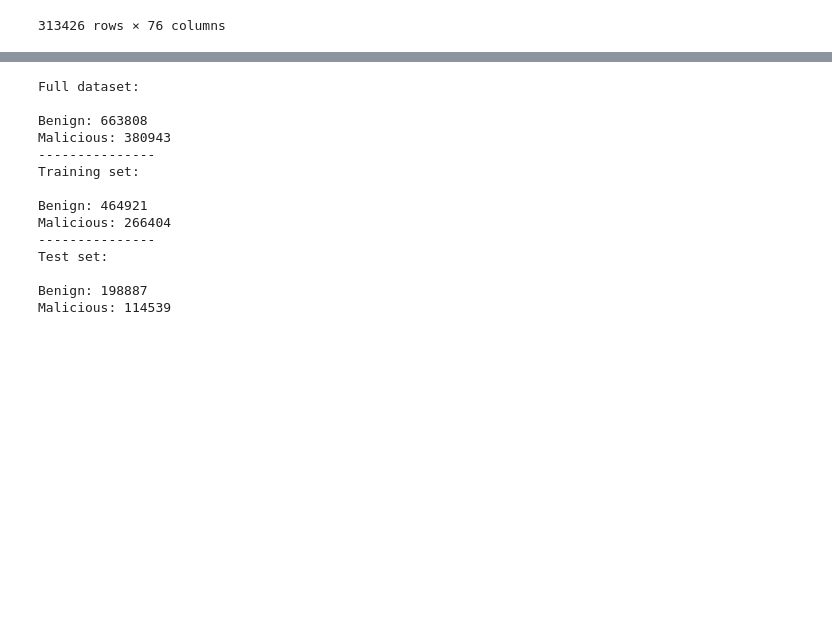
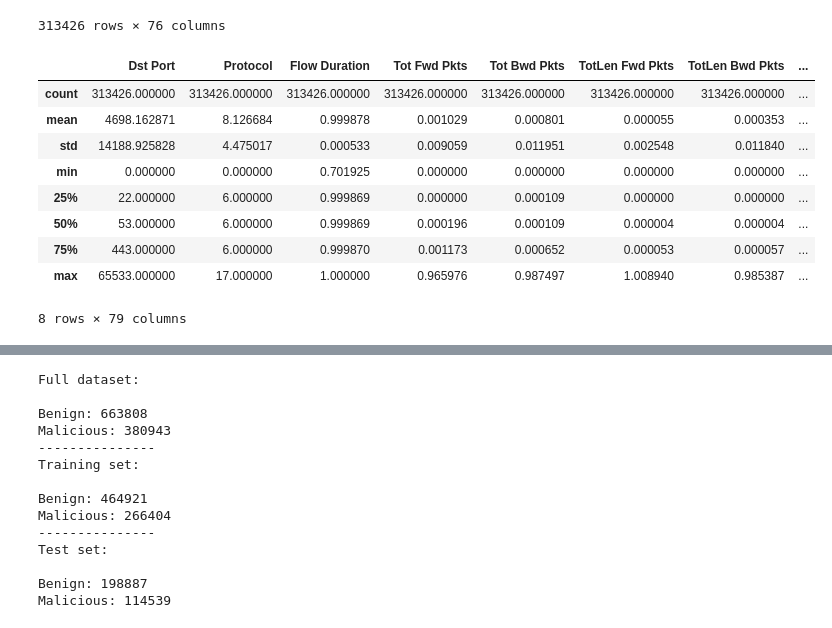
Before and after one commit to Blu3Meteor/DDoS-Detection, a Jupyter notebook: ddos-detection.ipynb, the cells around one changed output, grey strips where cells are left out. Cells and saved outputs as stored; diff of their text form; code cells hidden in the pictures; blank space fills up the shorter version.

```diff
--- a/ddos-detection.ipynb
+++ b/ddos-detection.ipynb
@@ -809,3 +810,16 @@ test[numerical_columns]
 | 137204 | 0.999869 | 0.000000 | 0.000109 | 0.000000 | 0.000000 | 0.000000 | ... |
 | 240695 | 0.999869 | 0.000000 | 0.000109 | 0.000000 | 0.000000 | 0.000000 | ... |
 313426 rows × 76 columns
+# %%
+test.describe()
+# %% [output]
+|  | Dst Port | Protocol | Flow Duration | Tot Fwd Pkts | Tot Bwd Pkts | TotLen Fwd Pkts | TotLen Bwd Pkts | ... |
+| count | 313426.000000 | 313426.000000 | 313426.000000 | 313426.000000 | 313426.000000 | 313426.000000 | 313426.000000 | ... |
+| mean | 4698.162871 | 8.126684 | 0.999878 | 0.001029 | 0.000801 | 0.000055 | 0.000353 | ... |
+| std | 14188.925828 | 4.475017 | 0.000533 | 0.009059 | 0.011951 | 0.002548 | 0.011840 | ... |
+| min | 0.000000 | 0.000000 | 0.701925 | 0.000000 | 0.000000 | 0.000000 | 0.000000 | ... |
+| 25% | 22.000000 | 6.000000 | 0.999869 | 0.000000 | 0.000109 | 0.000000 | 0.000000 | ... |
+| 50% | 53.000000 | 6.000000 | 0.999869 | 0.000196 | 0.000109 | 0.000004 | 0.000004 | ... |
+| 75% | 443.000000 | 6.000000 | 0.999870 | 0.001173 | 0.000652 | 0.000053 | 0.000057 | ... |
+| max | 65533.000000 | 17.000000 | 1.000000 | 0.965976 | 0.987497 | 1.008940 | 0.985387 | ... |
+8 rows × 79 columns
```
Also changed, not shown: parts of 16 cells of this notebook.
